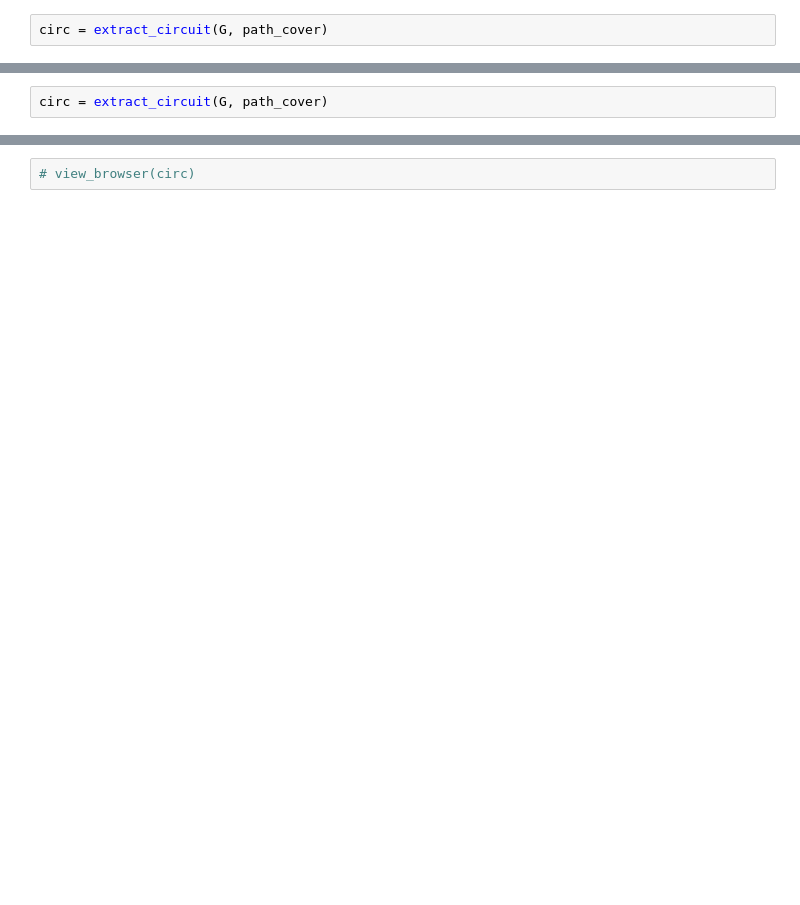
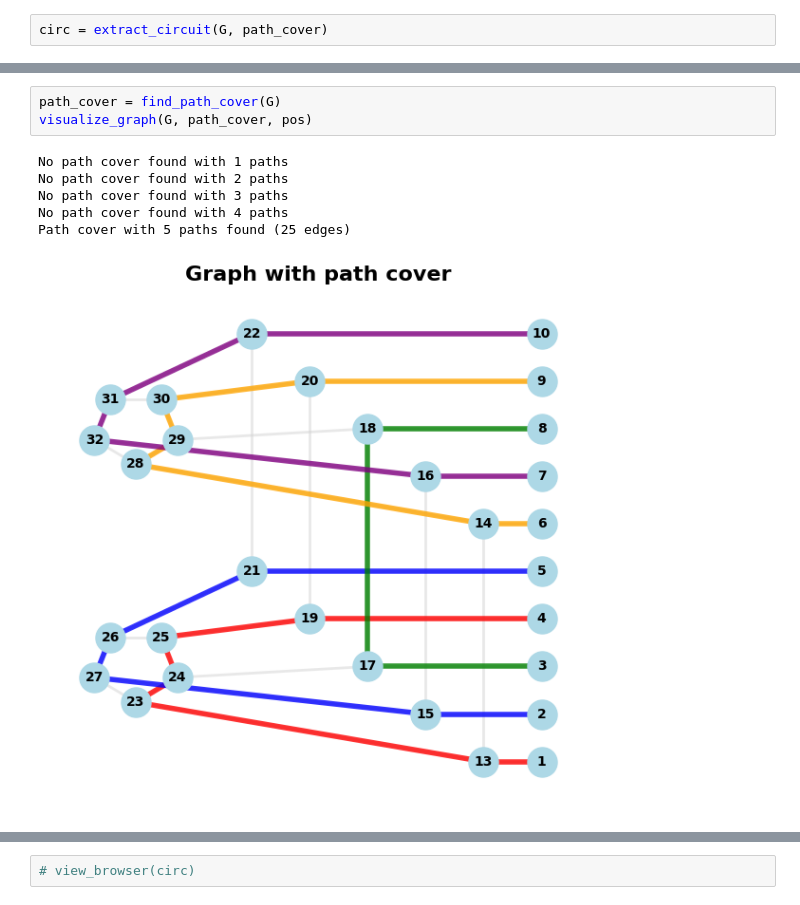
Before and after one commit to boldar99/FT-circuit-synthesis-ZX, a Jupyter notebook: path_cover.ipynb, the cells around one changed output, grey strips where cells are left out. Cells and saved outputs as stored; diff of their text form; blank space fills up the shorter version.

```diff
--- a/path_cover.ipynb
+++ b/path_cover.ipynb
@@ -77,3 +99,11 @@ Path cover with 8 paths found (29 edges)
 # %%
-circ = extract_circuit(G, path_cover)
+path_cover = find_path_cover(G)
+visualize_graph(G, path_cover, pos)
+# %% [output]
+No path cover found with 1 paths
+No path cover found with 2 paths
+No path cover found with 3 paths
+No path cover found with 4 paths
+Path cover with 5 paths found (25 edges)
+[figure, added]
 # %%
```
Also changed, not shown: parts of 3 cells of this notebook, 5 other files.
